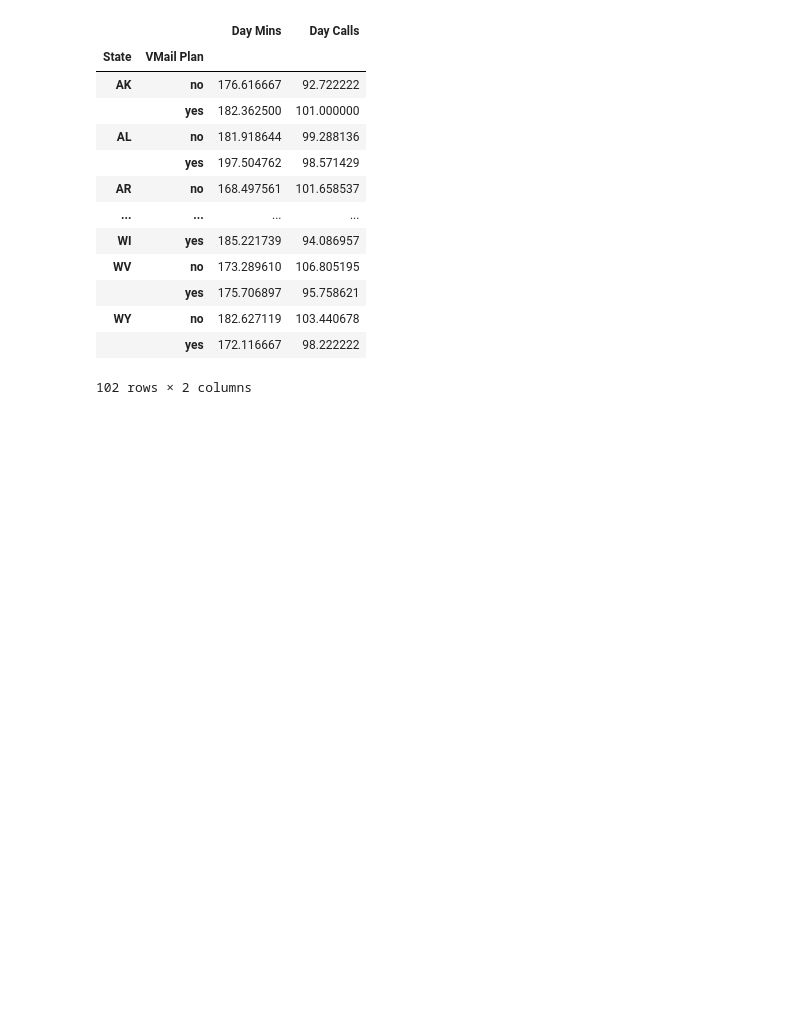
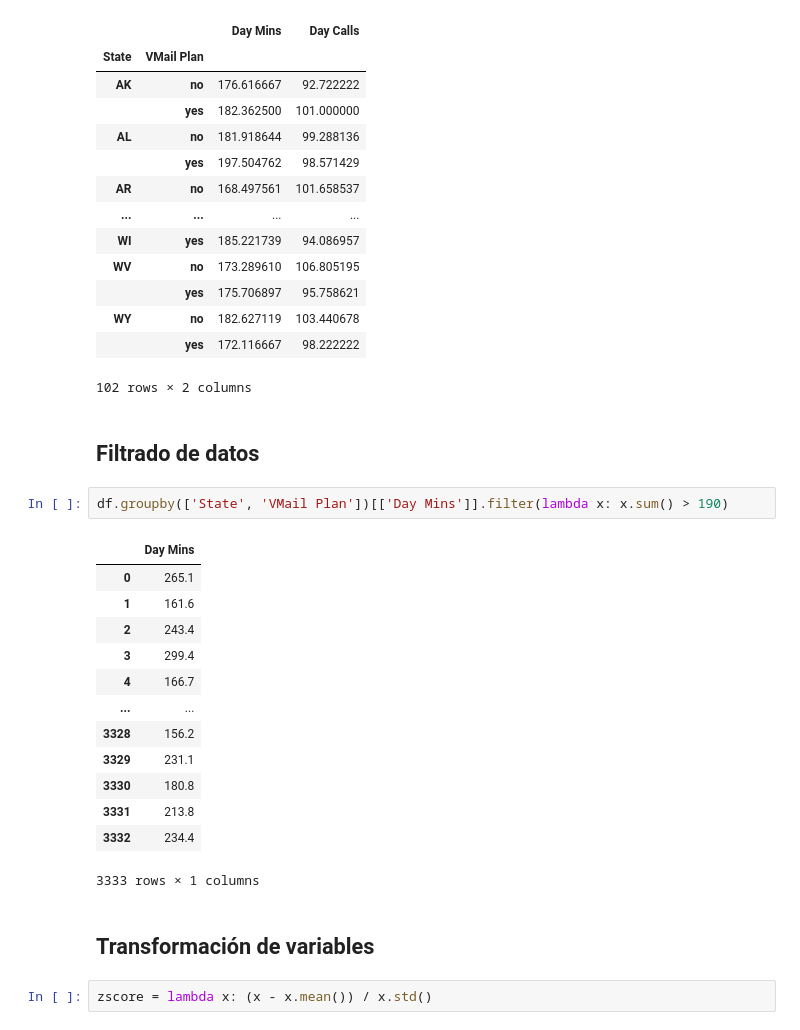
Before and after one commit to Danatts/Studies, a Jupyter notebook: DataScience/files/manejo_datos.ipynb, the cells around one changed output. Drawn from its saved outputs; the diff is of its cells as text; blank space fills up the shorter version.

```diff
--- a/DataScience/files/manejo_datos.ipynb
+++ b/DataScience/files/manejo_datos.ipynb
@@ -248,3 +248,25 @@ df.groupby(['State', 'VMail Plan'])[['Day Mins', 'Day Calls']].mean()
 | WY | no | 182.627119 | 103.440678 |
 |  | yes | 172.116667 | 98.222222 |
 102 rows × 2 columns
+# %% [markdown]
+## Filtrado de datos
+# %%
+df.groupby(['State', 'VMail Plan'])[['Day Mins']].filter(lambda x: x.sum() > 190)
+# %% [output]
+|  | Day Mins |
+| 0 | 265.1 |
+| 1 | 161.6 |
+| 2 | 243.4 |
+| 3 | 299.4 |
+| 4 | 166.7 |
+| ... | ... |
+| 3328 | 156.2 |
+| 3329 | 231.1 |
+| 3330 | 180.8 |
+| 3331 | 213.8 |
+| 3332 | 234.4 |
+3333 rows × 1 columns
+# %% [markdown]
+## Transformación de variables
+# %%
+zscore = lambda x: (x - x.mean()) / x.std()
```
Also changed, not shown: parts of 1 cell of this notebook, 22 other files.
